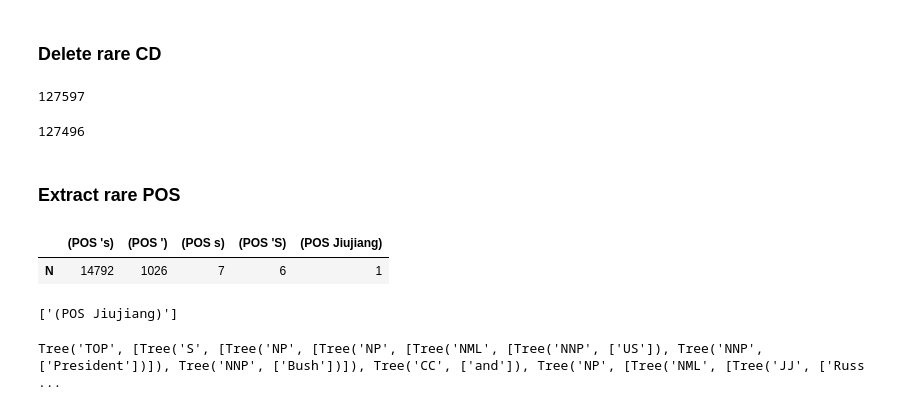
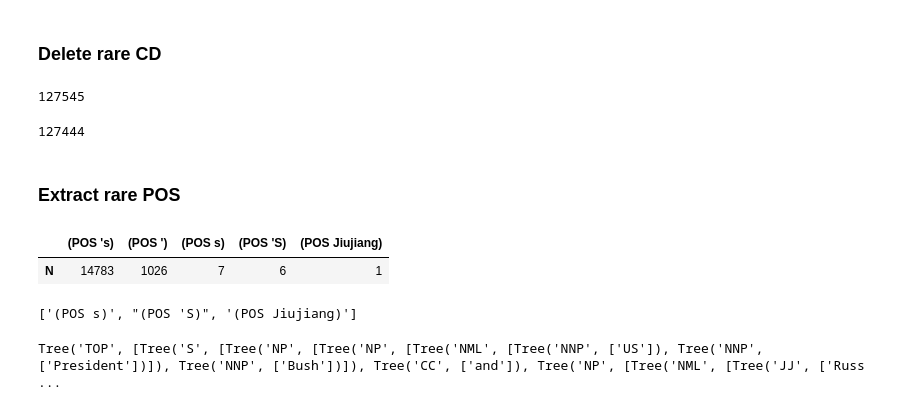
Before and after one commit to v-urushkin/ontonotesv5-extract-cfg, a Jupyter notebook: extract_grammar.ipynb, the cells around one changed output. Saved outputs shown, nothing was run; the diff lists cells and outputs as text; code cells hidden in the pictures.

```diff
--- a/extract_grammar.ipynb
+++ b/extract_grammar.ipynb
@@ -605,7 +605,7 @@ for i, sent in enumerate(ontn_sentc_tree_prc11):
     if substr in sent['parse_tree']:
         extractions = extract_all_spec_substring(sent['parse_tree'], substr)
         for extraction in extractions:
-            if has_substring(extraction, [',', '"', '!', '?', '/', '\\', '@', '#', ';', ':', '№', '`', '+', '=', '*', '^', '-)', '\')']):
+            if has_substring(extraction, [',', '"', '!', '?', '/', '\\', '@', '#', ';', ':', '№', '`', '+', '=', '*', '^', '-)', '\')', '«', '»']):
                 if extraction in nn_nt.keys():
                     nn_nt[extraction] += 1
                 else:
@@ -650,7 +650,7 @@ for i, sent in enumerate(ontn_sentc_tree_prc12):
 prp_nt = pd.Series(prp_nt, name='N').to_frame()
 prp_nt = prp_nt.sort_values('N', ascending=False)
 display(prp_nt.T)
-del_prp = prp_nt[prp_nt['N'] <= 4].index.to_list()
+del_prp = prp_nt[prp_nt['N'] <= 12].index.to_list()
 print(del_prp)
 # %% [output]
 |  | (PRP I) | (PRP it) | (PRP you) | (PRP he) | (PRP they) | (PRP$ his) | (PRP we) | (PRP$ their) | (PRP$ its) | ... |
@@ -891,7 +891,7 @@ print(del_cd)
 # %%
 len(ontn_sentc_tree_prc18)
 # %% [output]
-127597
+127545
 # %%
 ontn_sentc_tree_prc19 = []
 for i, sent in enumerate(ontn_sentc_tree_prc18):
@@ -900,29 +900,29 @@ for i, sent in enumerate(ontn_sentc_tree_prc18):
 # %%
 len(ontn_sentc_tree_prc19)
 # %% [output]
-127496
+127444
 # %% [markdown]
 ### Extract rare POS
 # %%
 pos_nt = dict()
 for i, sent in enumerate(ontn_sentc_tree_prc19):
     substr = "(POS"
     if substr in sent['parse_tree']:
         extractions = extract_all_spec_substring(sent['parse_tree'], substr)
         for extraction in extractions:
             if extraction in pos_nt.keys():
                 pos_nt[extraction] += 1
             else:
                 pos_nt[extraction] = 1
 pos_nt = pd.Series(pos_nt, name='N').to_frame()
 pos_nt = pos_nt.sort_values('N', ascending=False)
 display(pos_nt.T)
-del_pos = pos_nt[pos_nt['N'] <= 1].index.to_list()
+del_pos = pos_nt[pos_nt['N'] <= 7].index.to_list()
 print(del_pos)
 # %% [output]
 |  | (POS 's) | (POS ') | (POS s) | (POS 'S) | (POS Jiujiang) |
-| N | 14792 | 1026 | 7 | 6 | 1 |
+| N | 14783 | 1026 | 7 | 6 | 1 |
-['(POS Jiujiang)']
+['(POS s)', "(POS 'S)", '(POS Jiujiang)']
 # %%
 for i, sent in enumerate(ontn_sentc_tree_prc19):
     substr = '(POS \')'
```
Also changed, not shown: parts of 91 cells of this notebook, 2 other files.
